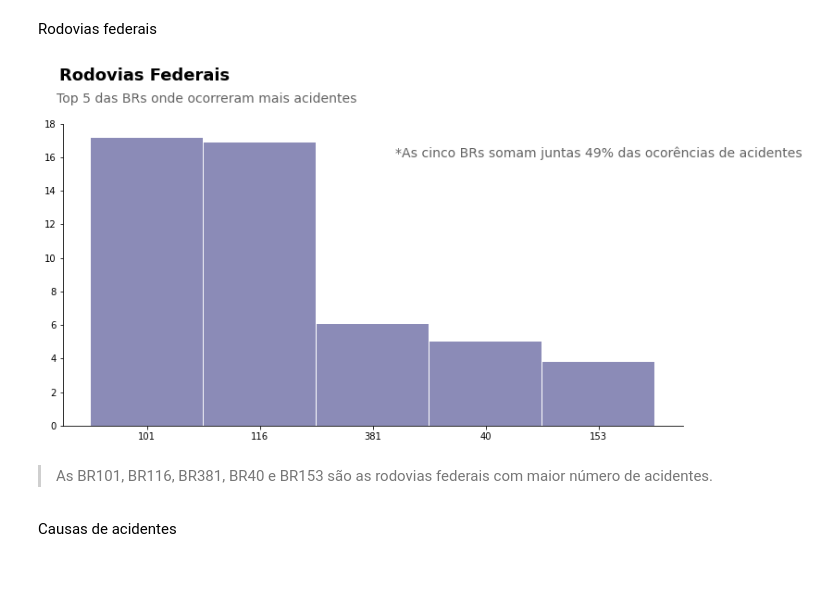
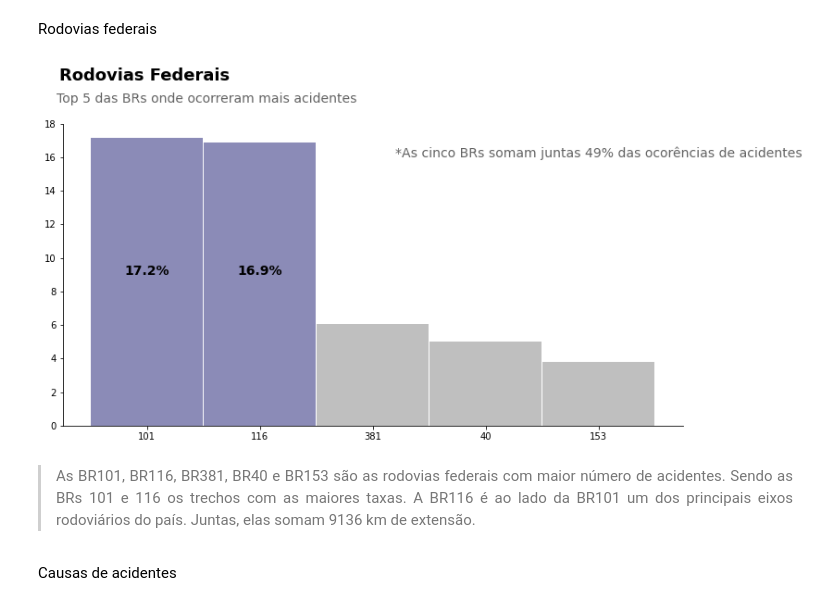
Before and after one commit to LilianeAquino/aed_projeto_1_revisitado, a Jupyter notebook: template.ipynb, the cells around one changed output. Saved outputs shown, nothing was run; the diff lists cells and outputs as text; code cells hidden in the pictures; blank space fills up the shorter version.

```diff
--- a/template.ipynb
+++ b/template.ipynb
@@ -308,21 +308,24 @@ Rodovias federais
 # %%
 suptitle = 'Rodovias Federais'
 title = 'Top 5 das BRs onde ocorreram mais acidentes'
 
 aviso = '*As cinco BRs somam juntas 49% das ocorências de acidentes'
+colors=['#191970', '#191970', '#808080', '#808080', '#808080']
 
 percentual = round(df['br'].value_counts(normalize=True) * 100, 2).sort_values(ascending=False).head(5)
-percentual.plot.bar(width=0.99, alpha=0.5, figsize=(12, 6), rot=False, color='#191970').spines[['top', 'right']].set_visible(False)
+percentual.plot.bar(width=0.99, alpha=0.5, figsize=(12, 6), rot=False, color=colors).spines[['top', 'right']].set_visible(False)
 plt.suptitle(suptitle, fontsize=18, y=1.02, horizontalalignment='left', x=0.12, color='black', weight='bold')
 plt.title(title, fontsize=14, color='#646464', y=1.05, loc='left', x=-0.01)
 plt.text(4, 16, aviso, fontsize=14, color='#646464', horizontalalignment='center')
+plt.text(0, 9, '17.2%', fontsize=14, weight='bold', horizontalalignment='center')
+plt.text(1, 9, '16.9%', fontsize=14, weight='bold', horizontalalignment='center')
 plt.ylim(0, 18)
 plt.grid(False)
 plt.show()
 # %% [output]
-[figure, old version]
+[figure, new version]
 # %% [markdown]
-> <p style='text-align: justify;'><font size=2.85>As BR101, BR116, BR381, BR40 e BR153 são as rodovias federais com maior número de acidentes.</font></p>
+> <p style='text-align: justify;'><font size=2.85>As BR101, BR116, BR381, BR40 e BR153 são as rodovias federais com maior número de acidentes. Sendo as BRs 101 e 116 os trechos com as maiores taxas. A BR116 é ao lado da BR101 um dos principais eixos rodoviários do país. Juntas, elas somam 9136 km de extensão.</font></p>
 # %% [markdown]
 Causas de acidentes
 # %%
```
Also changed, not shown: parts of 3 cells of this notebook.
